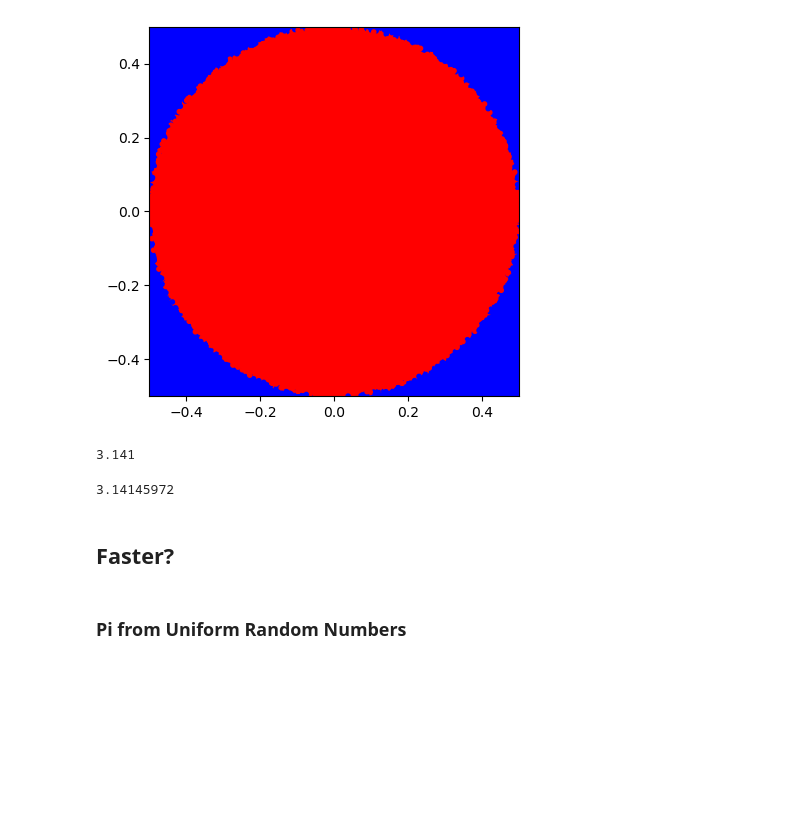
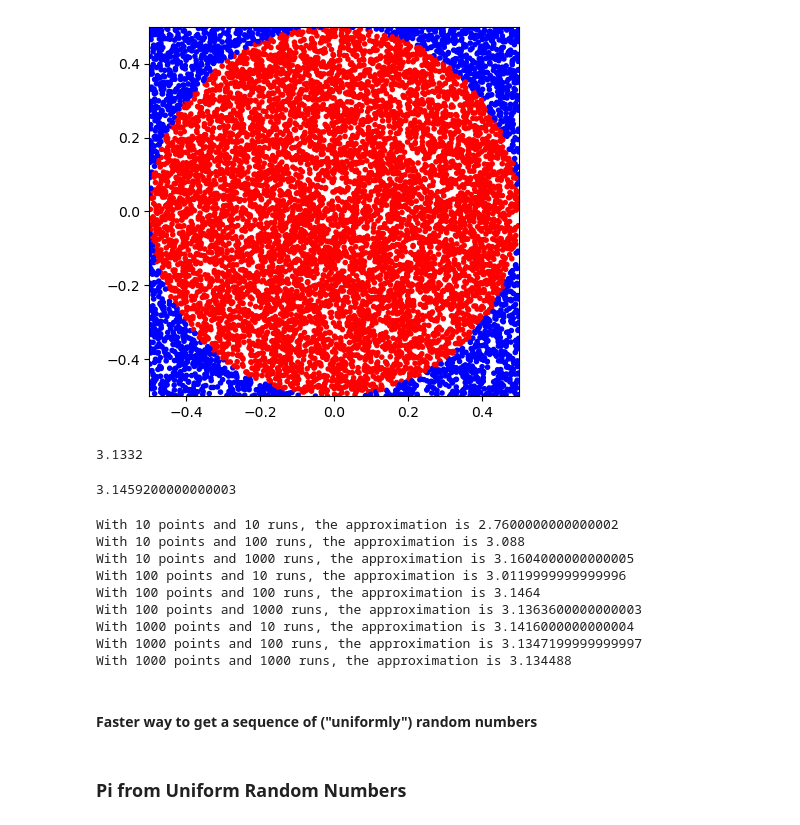
Before and after one commit to berkidem/pi_from_coins, a Jupyter notebook: pi_from_coin_flips.ipynb, the cells around one changed output. Cells and saved outputs as stored; diff of their text form; code cells hidden in the pictures; blank space fills up the shorter version.

```diff
--- a/pi_from_coin_flips.ipynb
+++ b/pi_from_coin_flips.ipynb
@@ -53,19 +50,33 @@ def pi_from_coin_flips(n, k, plot = True):
     return approx_pi
 # %%
-pi_from_coin_flips(1000000, 20)
+pi_from_coin_flips(10000, 20)
 # %% [output]
-[figure, old version]
+[figure, new version]
-3.141
+3.1332
 # %%
 # running the experiment m times and averaging the results
 def average_pi(n, k, m, plot = False):
     return np.mean([pi_from_coin_flips(n, k, plot) for i in range(m)])
 # %%
-average_pi(10000, 20, 10000)
+average_pi(100, 20, 1000)
 # %% [output]
-3.14145972
+3.1459200000000003
-# %% [markdown]
-## Faster?
+# %%
+for i in range(1, 4):
+    for j in range(1, 4):
+        print(f"With {10**i} points and {10**j} runs, the approximation is {average_pi(10**i, 10, 10**j, plot = False)}")
+# %% [output]
+With 10 points and 10 runs, the approximation is 2.7600000000000002
+With 10 points and 100 runs, the approximation is 3.088
+With 10 points and 1000 runs, the approximation is 3.1604000000000005
+With 100 points and 10 runs, the approximation is 3.0119999999999996
+With 100 points and 100 runs, the approximation is 3.1464
+With 100 points and 1000 runs, the approximation is 3.1363600000000003
+With 1000 points and 10 runs, the approximation is 3.1416000000000004
+With 1000 points and 100 runs, the approximation is 3.1347199999999997
+With 1000 points and 1000 runs, the approximation is 3.134488
+# %% [markdown]
+#### Faster way to get a sequence of ("uniformly") random numbers
 # %%
 # generating a random sequence of n numbers between 0 and 1
 def faster_rand_seq(n, k):
```
Also changed, not shown: parts of 3 cells of this notebook.
